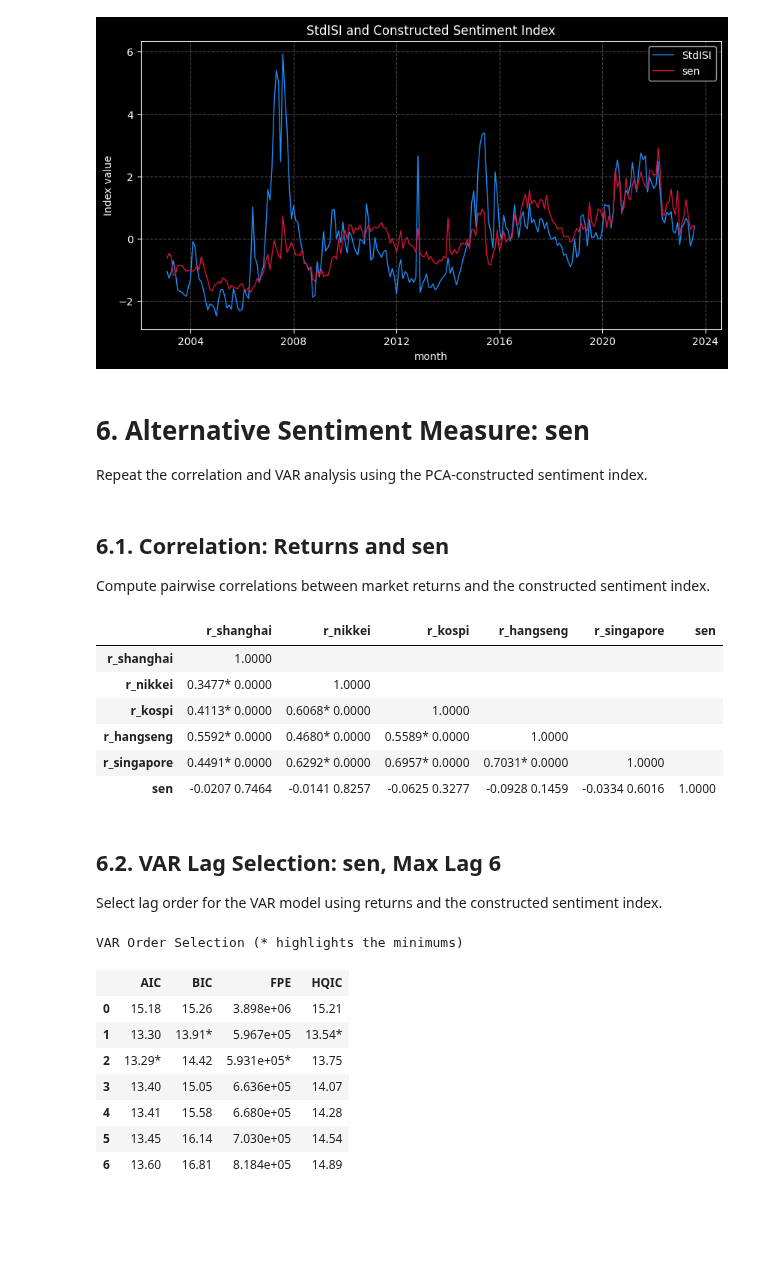
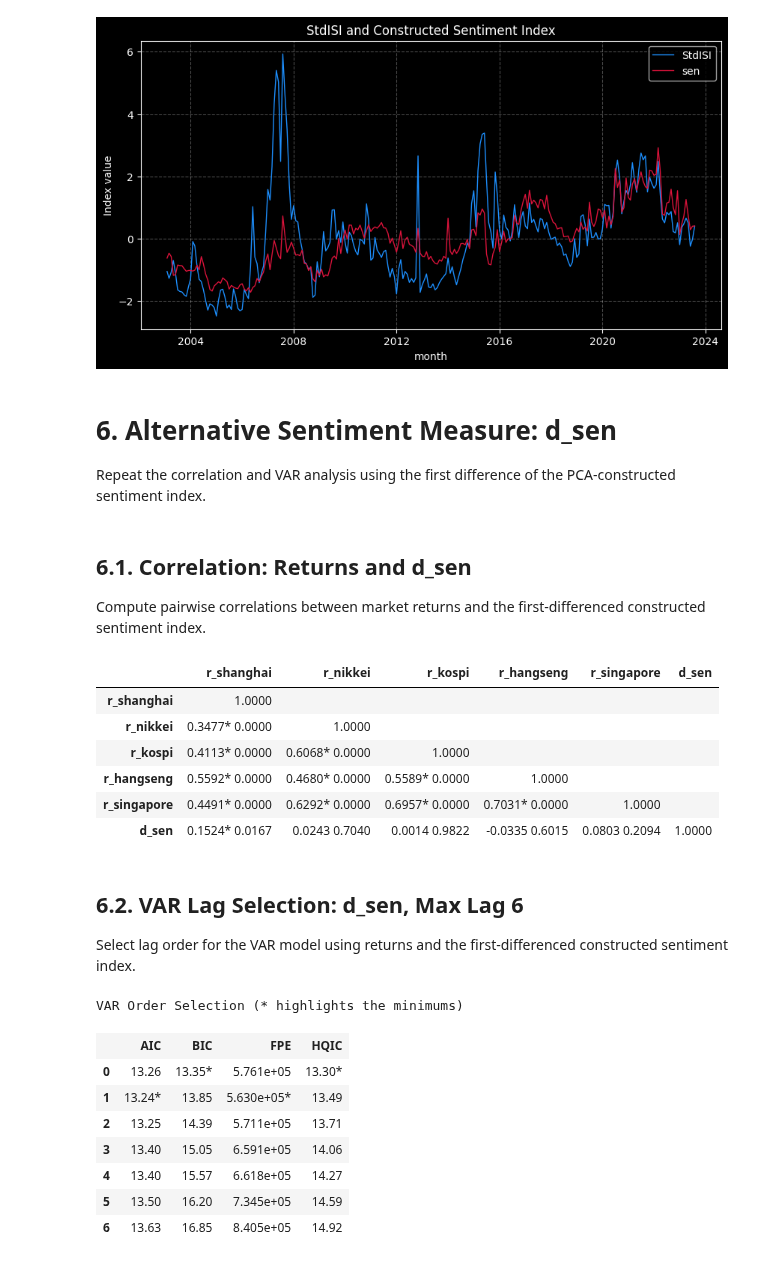
Before and after one commit to yang2094582004-ai/MSIN0114---Dissertation, a Jupyter notebook: Analysis.ipynb, the cells around one changed output. Saved outputs shown, nothing was run; the diff lists cells and outputs as text; code cells hidden in the pictures; blank space fills up the shorter version.

```diff
--- a/Analysis.ipynb
+++ b/Analysis.ipynb
@@ -1233,17 +1233,29 @@ pca_df["sen"] = (
     + (pca2_weight / total_weight) * pca_df["pca2"]
 )
 
-# Merge sen back into analysis_df by month for later correlation and VAR analysis.
+# Remove previous PCA columns so this cell can be run repeatedly without suffixes.
+analysis_df = analysis_df.drop(
+    columns=[
+        "pca1", "pca2", "sen", "d_sen",
+        "pca1_x", "pca1_y", "pca2_x", "pca2_y",
+        "sen_x", "sen_y", "d_sen_x", "d_sen_y"
+    ],
+    errors="ignore"
+)
+
 analysis_df = analysis_df.merge(
     pca_df[["month", "pca1", "pca2", "sen"]],
     on="month",
     how="left"
 )
 
+# Use the first difference of sen for stationarity and alternative VAR analysis.
+analysis_df["d_sen"] = analysis_df["sen"].diff()
+
 print(f"PCA1 weight: {pca1_weight / total_weight:.4f}")
 print(f"PCA2 weight: {pca2_weight / total_weight:.4f}")
 
-analysis_df[["month", "pca1", "pca2", "sen"]].head()
+analysis_df[["month", "pca1", "pca2", "sen", "d_sen"]].head()
 # %% [output]
 PCA1 weight: 0.5532
 PCA2 weight: 0.4468
@@ -1297,13 +1309,13 @@ plt.show()
 # %% [output]
 [figure]
 # %% [markdown]
-# 6. Alternative Sentiment Measure: sen
+# 6. Alternative Sentiment Measure: d_sen
 
-Repeat the correlation and VAR analysis using the PCA-constructed sentiment index.
+Repeat the correlation and VAR analysis using the first difference of the PCA-constructed sentiment index.
 # %% [markdown]
-## 6.1. Correlation: Returns and sen
+## 6.1. Correlation: Returns and d_sen
 
-Compute pairwise correlations between market returns and the constructed sentiment index.
+Compute pairwise correlations between market returns and the first-differenced constructed sentiment index.
 # %%
 corr_vars_sen = [
     "r_shanghai",
@@ -1311,7 +1323,7 @@ corr_vars_sen = [
     "r_kospi",
     "r_hangseng",
     "r_singapore",
-    "sen"
+    "d_sen"
 ]
 
 corr_sen_table = correlation_table_html(
@@ -1320,41 +1332,41 @@ corr_sen_table = correlation_table_html(
     star_level=0.05
 )
 # %% [output]
-|  | r_shanghai | r_nikkei | r_kospi | r_hangseng | r_singapore | sen |
+|  | r_shanghai | r_nikkei | r_kospi | r_hangseng | r_singapore | d_sen |
 | r_shanghai | 1.0000 |  |  |  |  |  |
 | r_nikkei | 0.3477* 0.0000 | 1.0000 |  |  |  |  |
 | r_kospi | 0.4113* 0.0000 | 0.6068* 0.0000 | 1.0000 |  |  |  |
 | r_hangseng | 0.5592* 0.0000 | 0.4680* 0.0000 | 0.5589* 0.0000 | 1.0000 |  |  |
 | r_singapore | 0.4491* 0.0000 | 0.6292* 0.0000 | 0.6957* 0.0000 | 0.7031* 0.0000 | 1.0000 |  |
-| sen | -0.0207 0.7464 | -0.0141 0.8257 | -0.0625 0.3277 | -0.0928 0.1459 | -0.0334 0.6016 | 1.0000 |
+| d_sen | 0.1524* 0.0167 | 0.0243 0.7040 | 0.0014 0.9822 | -0.0335 0.6015 | 0.0803 0.2094 | 1.0000 |
 # %% [markdown]
-## 6.2. VAR Lag Selection: sen, Max Lag 6
+## 6.2. VAR Lag Selection: d_sen, Max Lag 6
 
-Select lag order for the VAR model using returns and the constructed sentiment index.
+Select lag order for the VAR model using returns and the first-differenced constructed sentiment index.
 # %%
-# sen VAR lag-order selection with maximum lag 6.
+# d_sen VAR lag-order selection with maximum lag 6.
 var_vars_sen = [
     "r_shanghai",
     "r_nikkei",
     "r_kospi",
     "r_hangseng",
     "r_singapore",
-    "sen"
+    "d_sen"
 ]
 
 var_data_sen = analysis_df[var_vars_sen].dropna().copy()
 var_model_sen = VAR(var_data_sen)
 
 lag_order_sen_6 = var_model_sen.select_order(maxlags=6)
 lag_order_sen_6.summary()
 # %% [output]
 VAR Order Selection (* highlights the minimums)
 |  | AIC | BIC | FPE | HQIC |
-| 0 | 15.18 | 15.26 | 3.898e+06 | 15.21 |
-| 1 | 13.30 | 13.91* | 5.967e+05 | 13.54* |
-| 2 | 13.29* | 14.42 | 5.931e+05* | 13.75 |
-| 3 | 13.40 | 15.05 | 6.636e+05 | 14.07 |
-| 4 | 13.41 | 15.58 | 6.680e+05 | 14.28 |
-| 5 | 13.45 | 16.14 | 7.030e+05 | 14.54 |
-| 6 | 13.60 | 16.81 | 8.184e+05 | 14.89 |
+| 0 | 13.26 | 13.35* | 5.761e+05 | 13.30* |
+| 1 | 13.24* | 13.85 | 5.630e+05* | 13.49 |
+| 2 | 13.25 | 14.39 | 5.711e+05 | 13.71 |
+| 3 | 13.40 | 15.05 | 6.591e+05 | 14.06 |
+| 4 | 13.40 | 15.57 | 6.618e+05 | 14.27 |
+| 5 | 13.50 | 16.20 | 7.345e+05 | 14.59 |
+| 6 | 13.63 | 16.85 | 8.405e+05 | 14.92 |
 # %% [markdown]
```
Also changed, not shown: parts of 13 cells of this notebook, 2 other files.
